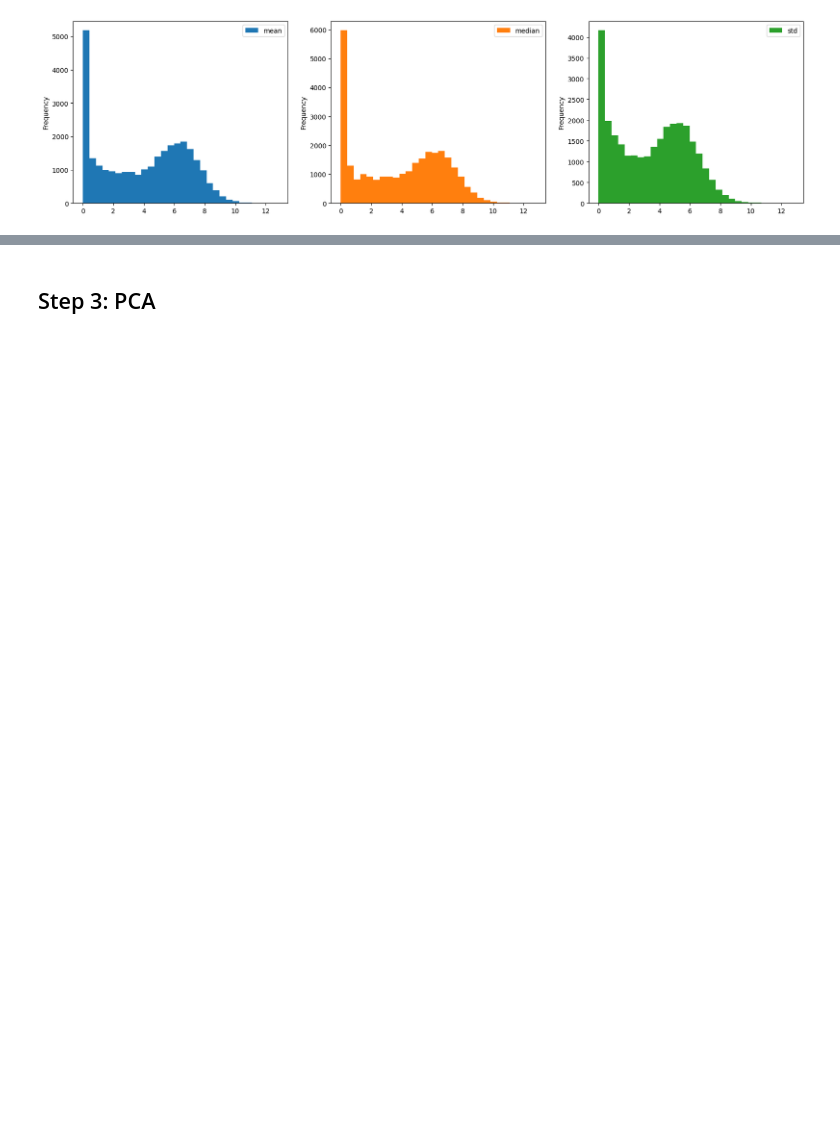
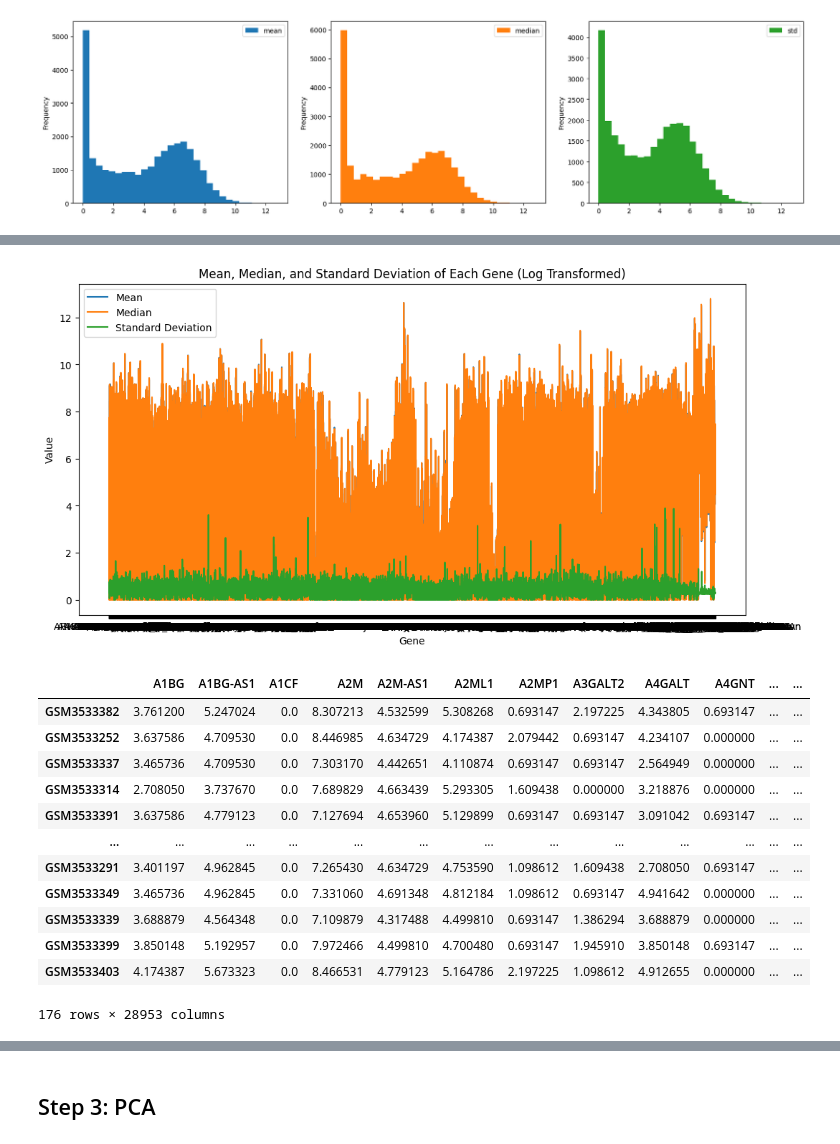
Before and after one commit to demic-dev/als-biomarker-identification-project, a Jupyter notebook: Report.ipynb, the cells around one changed output, grey strips where cells are left out. Cells and saved outputs as stored; diff of their text form; code cells hidden in the pictures; blank space fills up the shorter version.

```diff
--- a/Report.ipynb
+++ b/Report.ipynb
@@ -97,0 +138,42 @@ plt.show()
+# %%
+import numpy as np
+import pandas as pd
+def log_transformation(df) -> pd.DataFrame:
+    # Apply log transformation
+    log_genes_counts = np.log1p(df)
+
+    mean = log_genes_counts.mean()
+    median = log_genes_counts.median()
+    std_dev = log_genes_counts.std()
+
+    # Plot mean, median, and standard deviation
+    plt.figure(figsize=(12, 6))
+
+    plt.plot(mean, label='Mean')
+    plt.plot(median, label='Median')
+    plt.plot(std_dev, label='Standard Deviation')
+
+    plt.legend(loc='best')
+    plt.title('Mean, Median, and Standard Deviation of Each Gene (Log Transformed)')
+    plt.xlabel('Gene')
+    plt.ylabel('Value')
+
+    plt.show()
+    return log_genes_counts
+
+log_transformation(samples.get_samples())
+# %% [output]
+[figure, added]
+|  | A1BG | A1BG-AS1 | A1CF | A2M | A2M-AS1 | A2ML1 | A2MP1 | A3GALT2 | A4GALT | A4GNT | ... | ... |
+| GSM3533382 | 3.761200 | 5.247024 | 0.0 | 8.307213 | 4.532599 | 5.308268 | 0.693147 | 2.197225 | 4.343805 | 0.693147 | ... | ... |
+| GSM3533252 | 3.637586 | 4.709530 | 0.0 | 8.446985 | 4.634729 | 4.174387 | 2.079442 | 0.693147 | 4.234107 | 0.000000 | ... | ... |
+| GSM3533337 | 3.465736 | 4.709530 | 0.0 | 7.303170 | 4.442651 | 4.110874 | 0.693147 | 0.693147 | 2.564949 | 0.000000 | ... | ... |
+| GSM3533314 | 2.708050 | 3.737670 | 0.0 | 7.689829 | 4.663439 | 5.293305 | 1.609438 | 0.000000 | 3.218876 | 0.000000 | ... | ... |
+| GSM3533391 | 3.637586 | 4.779123 | 0.0 | 7.127694 | 4.653960 | 5.129899 | 0.693147 | 0.693147 | 3.091042 | 0.693147 | ... | ... |
+| ... | ... | ... | ... | ... | ... | ... | ... | ... | ... | ... | ... | ... |
+| GSM3533291 | 3.401197 | 4.962845 | 0.0 | 7.265430 | 4.634729 | 4.753590 | 1.098612 | 1.609438 | 2.708050 | 0.693147 | ... | ... |
+| GSM3533349 | 3.465736 | 4.962845 | 0.0 | 7.331060 | 4.691348 | 4.812184 | 1.098612 | 0.693147 | 4.941642 | 0.000000 | ... | ... |
+| GSM3533339 | 3.688879 | 4.564348 | 0.0 | 7.109879 | 4.317488 | 4.499810 | 0.693147 | 1.386294 | 3.688879 | 0.000000 | ... | ... |
+| GSM3533399 | 3.850148 | 5.192957 | 0.0 | 7.972466 | 4.499810 | 4.700480 | 0.693147 | 1.945910 | 3.850148 | 0.693147 | ... | ... |
+| GSM3533403 | 4.174387 | 5.673323 | 0.0 | 8.466531 | 4.779123 | 5.164786 | 2.197225 | 1.098612 | 4.912655 | 0.000000 | ... | ... |
+176 rows × 28953 columns
```
Also changed, not shown: parts of 35 cells of this notebook, 2 other files.
